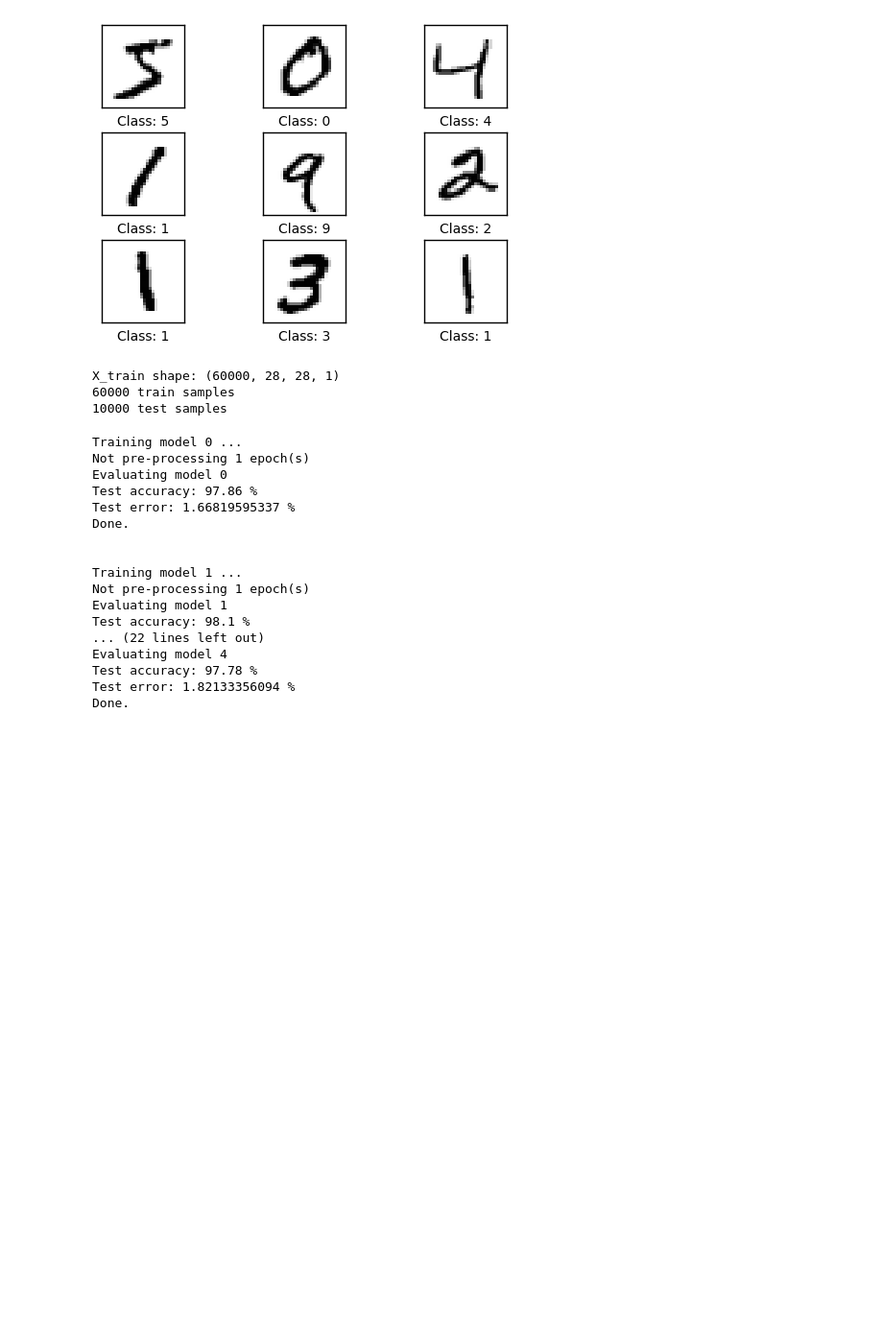
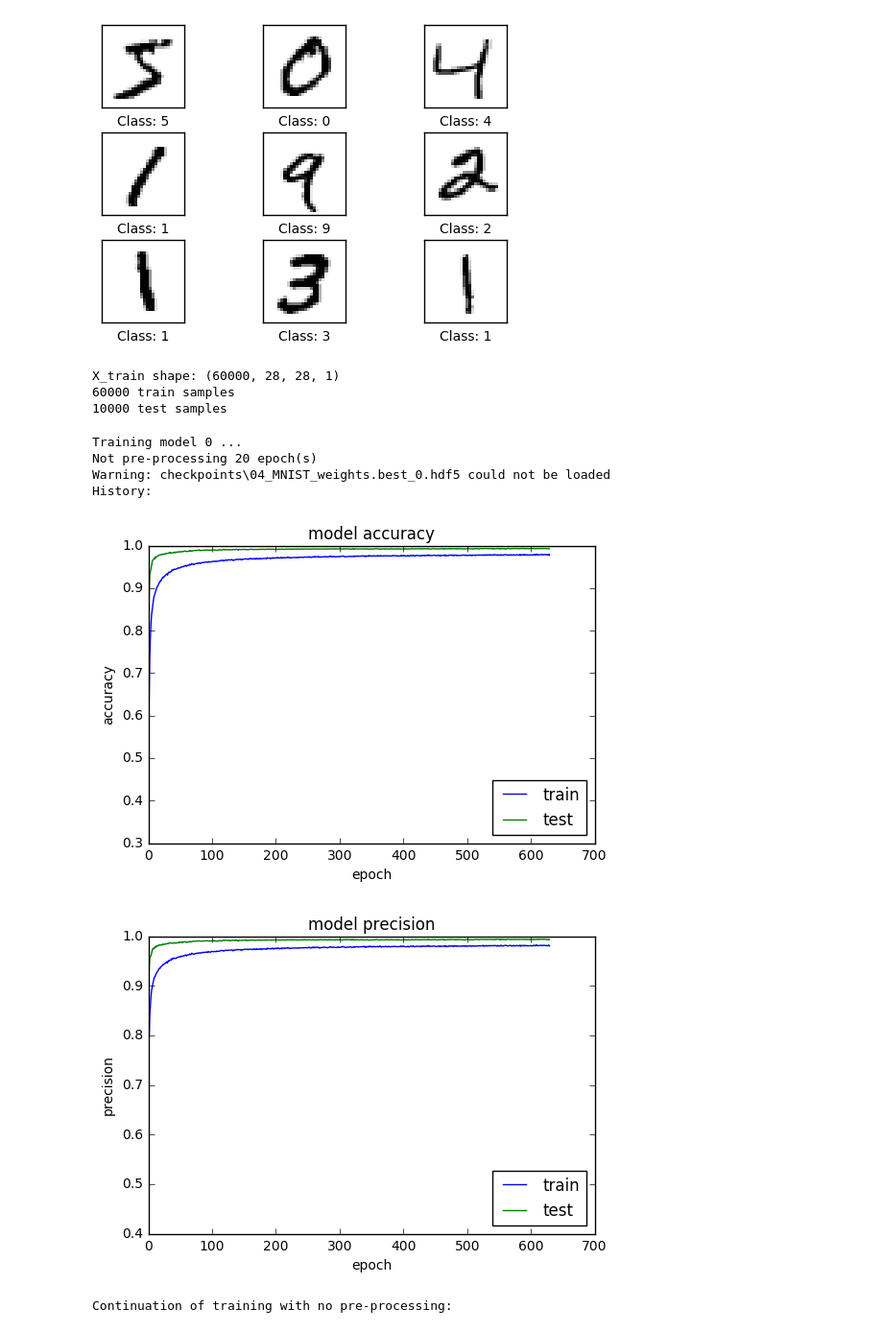
Before and after one commit to Kidel/In-Codice-Ratio-OCR-with-CNN, a Jupyter notebook: Notebooks/04_Mnist-Ensemble.ipynb, the cells around one changed output. Shown at 96% size. Cells and saved outputs as stored; diff of their text form; code cells hidden in the pictures; blank space fills up the shorter version.

```diff
--- a/Notebooks/04_Mnist-Ensemble.ipynb
+++ b/Notebooks/04_Mnist-Ensemble.ipynb
@@ -22,7 +22,7 @@ from keras import backend as K
 # %%
 from keras.datasets import mnist
 # %%
-batch_size = 512
+batch_size = 1024
 nb_classes = 10
 nb_epoch = 650
 # checkpoint path
@@ -131,7 +131,9 @@ def try_load_checkpoints(model, checkpoints_filepath, warn=False):
     elif warn:
         print('Warning: ' + checkpoints_filepath + ' could not be loaded')
 
-def fit(model, checkpoints_name='test', seed=1337, initial_epoch=0, verbose=1, window_size=(-1), plot_history=False, evaluation=True):
+def fit(model, checkpoints_name='test', seed=1337, initial_epoch=0,
+        verbose=1, window_size=(-1), plot_history=False, evaluation=True):
+
     if window_size == (-1):
         window = 1 + np.random.randint(14)
     else:
@@ -185,33 +187,27 @@ def fit(model, checkpoints_name='test', seed=1337, initial_epoch=0, verbose=1, w
 # %%
 for index in range(number_of_models):
     print("Training model " + str(index) + " ...")
+
     if index == 0:
         window_size = 20
+        plot_history = True
     else:
         window_size = (-1)
+        plot_history = False
+
     history, history_cont = fit(models[index],
                                 str(index),
                                 seed=seeds[index],
                                 initial_epoch=0,
                                 verbose=0,
                                 window_size=window_size,
-                                plot_history=False)
+                                plot_history=plot_history)
     print("Done.\n\n")
 # %% [output]
 Training model 0 ...
-Not pre-processing 1 epoch(s)
-Evaluating model 0
-Test accuracy: 97.86 %
-Test error: 1.66819595337 %
-Done.
-
-
-Training model 1 ...
-Not pre-processing 1 epoch(s)
-Evaluating model 1
-Test accuracy: 98.1 %
-... (22 lines left out)
-Evaluating model 4
-Test accuracy: 97.78 %
-Test error: 1.82133356094 %
-Done.
+Not pre-processing 20 epoch(s)
+Warning: checkpoints\04_MNIST_weights.best_0.hdf5 could not be loaded
+History:
+[figure, added]
+[figure, added]
+Continuation of training with no pre-processing:
```
Also changed, not shown: parts of 6 cells of this notebook, 5 other files.
